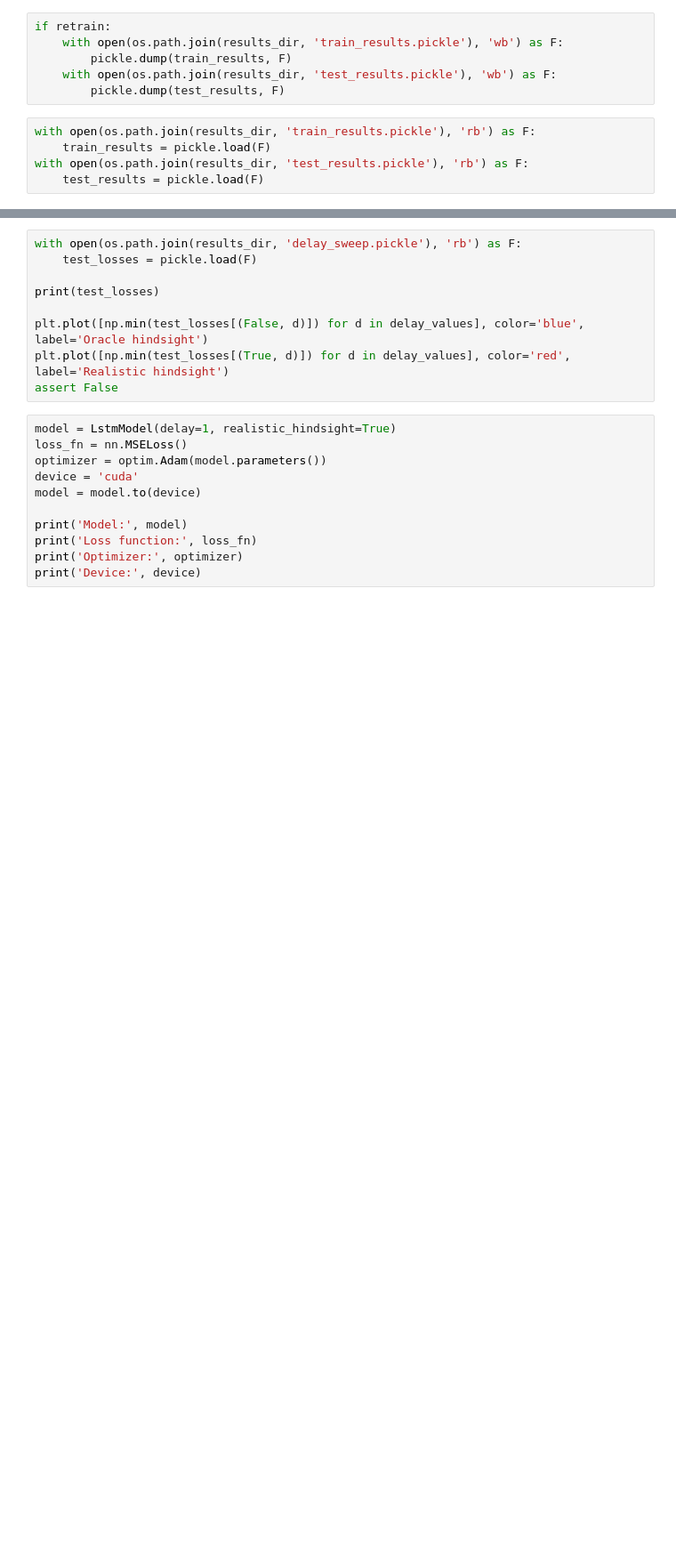
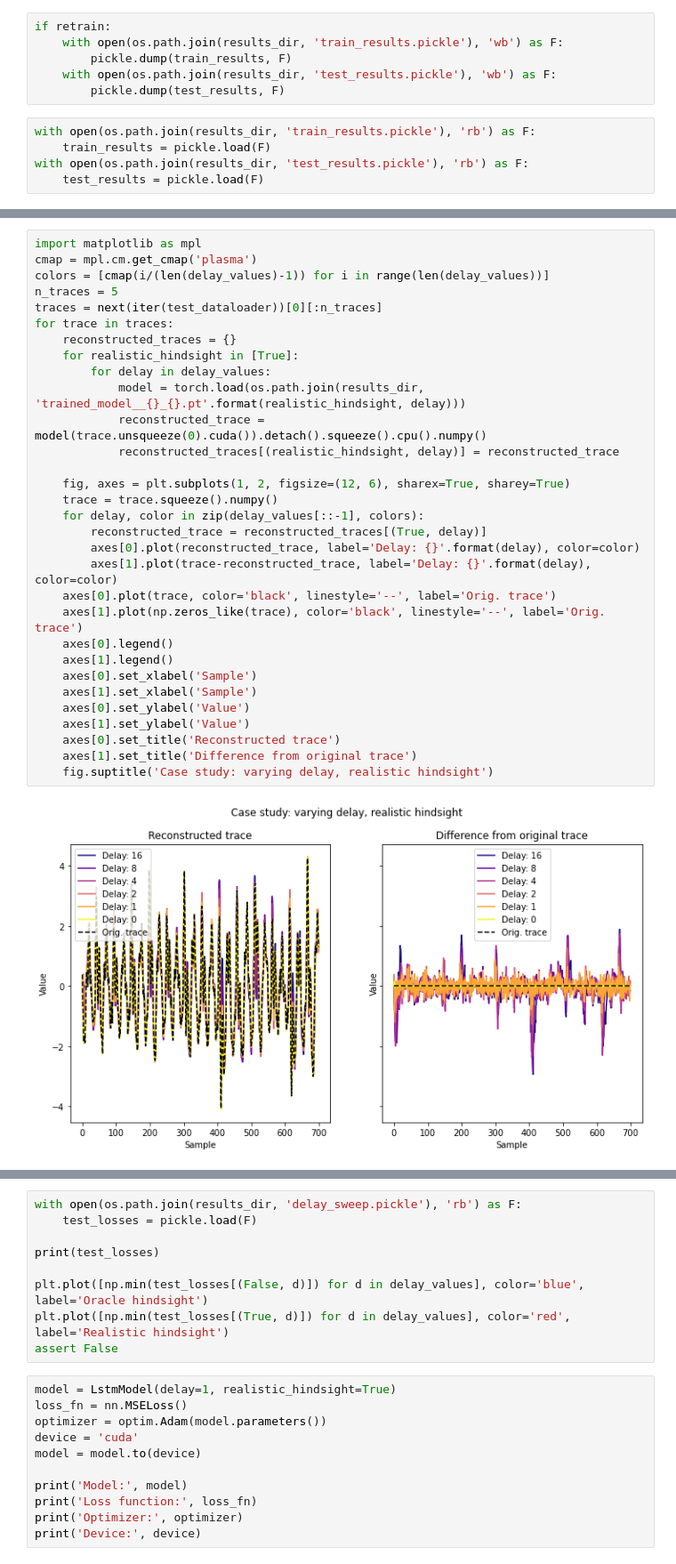
Before and after one commit to jimgammell/sca_defense, a Jupyter notebook: train_lstm_autoencoder.ipynb, the cells around one changed output, grey strips where cells are left out. Shown at 89% size. Drawn from its saved outputs; the diff is of its cells as text; blank space fills up the shorter version.

```diff
--- a/train_lstm_autoencoder.ipynb
+++ b/train_lstm_autoencoder.ipynb
@@ -91,0 +114,33 @@ with open(os.path.join(results_dir, 'delay_sweep.pickle'), 'wb') as F:
+# %%
+import matplotlib as mpl
+cmap = mpl.cm.get_cmap('plasma')
+colors = [cmap(i/(len(delay_values)-1)) for i in range(len(delay_values))]
+n_traces = 5
+traces = next(iter(test_dataloader))[0][:n_traces]
+for trace in traces:
+    reconstructed_traces = {}
+    for realistic_hindsight in [True]:
+        for delay in delay_values:
+            model = torch.load(os.path.join(results_dir, 'trained_model__{}_{}.pt'.format(realistic_hindsight, delay)))
+            reconstructed_trace = model(trace.unsqueeze(0).cuda()).detach().squeeze().cpu().numpy()
+            reconstructed_traces[(realistic_hindsight, delay)] = reconstructed_trace
+
+    fig, axes = plt.subplots(1, 2, figsize=(12, 6), sharex=True, sharey=True)
+    trace = trace.squeeze().numpy()
+    for delay, color in zip(delay_values[::-1], colors):
+        reconstructed_trace = reconstructed_traces[(True, delay)]
+        axes[0].plot(reconstructed_trace, label='Delay: {}'.format(delay), color=color)
+        axes[1].plot(trace-reconstructed_trace, label='Delay: {}'.format(delay), color=color)
+    axes[0].plot(trace, color='black', linestyle='--', label='Orig. trace')
+    axes[1].plot(np.zeros_like(trace), color='black', linestyle='--', label='Orig. trace')
+    axes[0].legend()
+    axes[1].legend()
+    axes[0].set_xlabel('Sample')
+    axes[1].set_xlabel('Sample')
+    axes[0].set_ylabel('Value')
+    axes[1].set_ylabel('Value')
+    axes[0].set_title('Reconstructed trace')
+    axes[1].set_title('Difference from original trace')
+    fig.suptitle('Case study: varying delay, realistic hindsight')
+# %% [output]
+[figure, added]
```
Also changed, not shown: parts of 4 cells of this notebook.
